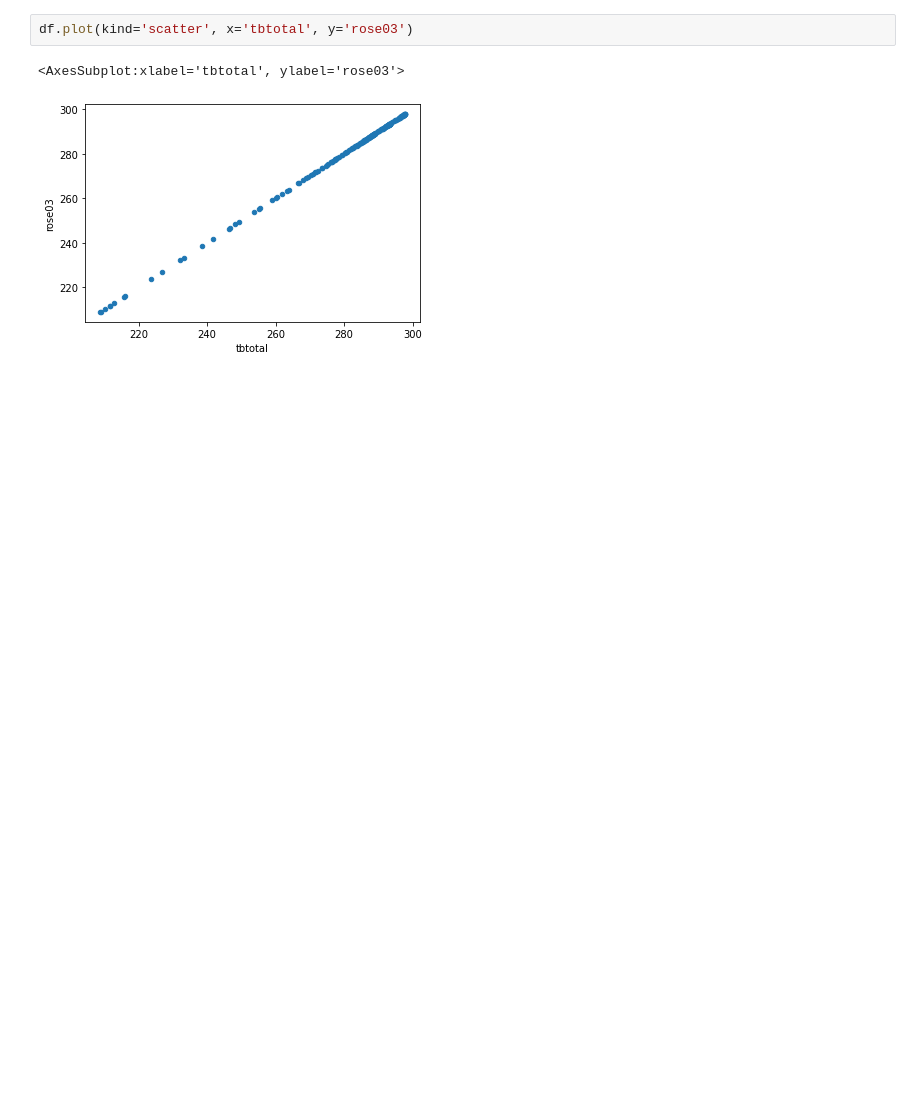
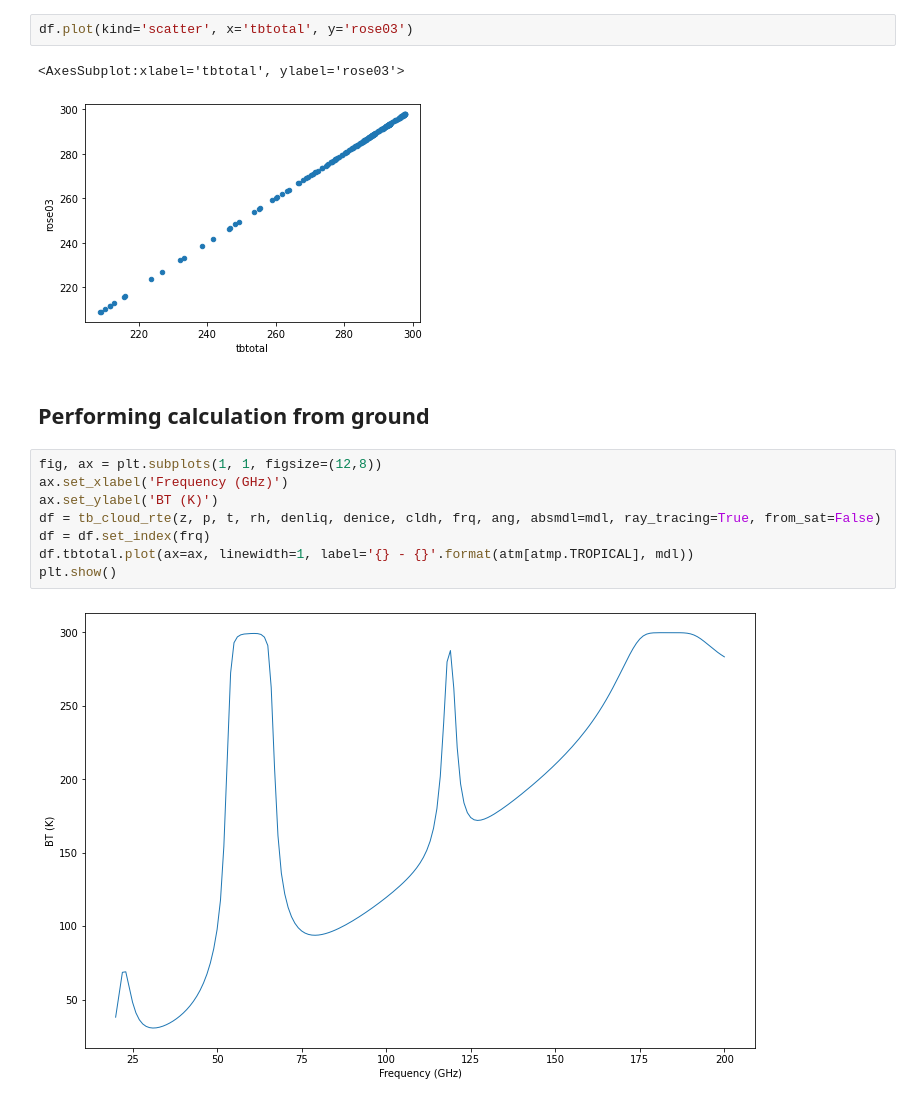
Before and after one commit to SatCloP/pyrtlib, a Jupyter notebook: docs/examples/example1.ipynb, the cells around one changed output. Drawn from its saved outputs; the diff is of its cells as text; blank space fills up the shorter version.

```diff
--- a/docs/examples/example1.ipynb
+++ b/docs/examples/example1.ipynb
@@ -91,3 +101,15 @@ df.plot(kind='scatter', x='tbtotal', y='rose03')
 # %% [output]
 <AxesSubplot:xlabel='tbtotal', ylabel='rose03'>
 [figure]
+# %% [markdown]
+## Performing calculation from ground
+# %%
+fig, ax = plt.subplots(1, 1, figsize=(12,8))
+ax.set_xlabel('Frequency (GHz)')
+ax.set_ylabel('BT (K)')
+df = tb_cloud_rte(z, p, t, rh, denliq, denice, cldh, frq, ang, absmdl=mdl, ray_tracing=True, from_sat=False)
+df = df.set_index(frq)
+df.tbtotal.plot(ax=ax, linewidth=1, label='{} - {}'.format(atm[atmp.TROPICAL], mdl))
+plt.show()
+# %% [output]
+[figure, added]
```
Also changed, not shown: parts of 8 cells of this notebook, 1 other file.
